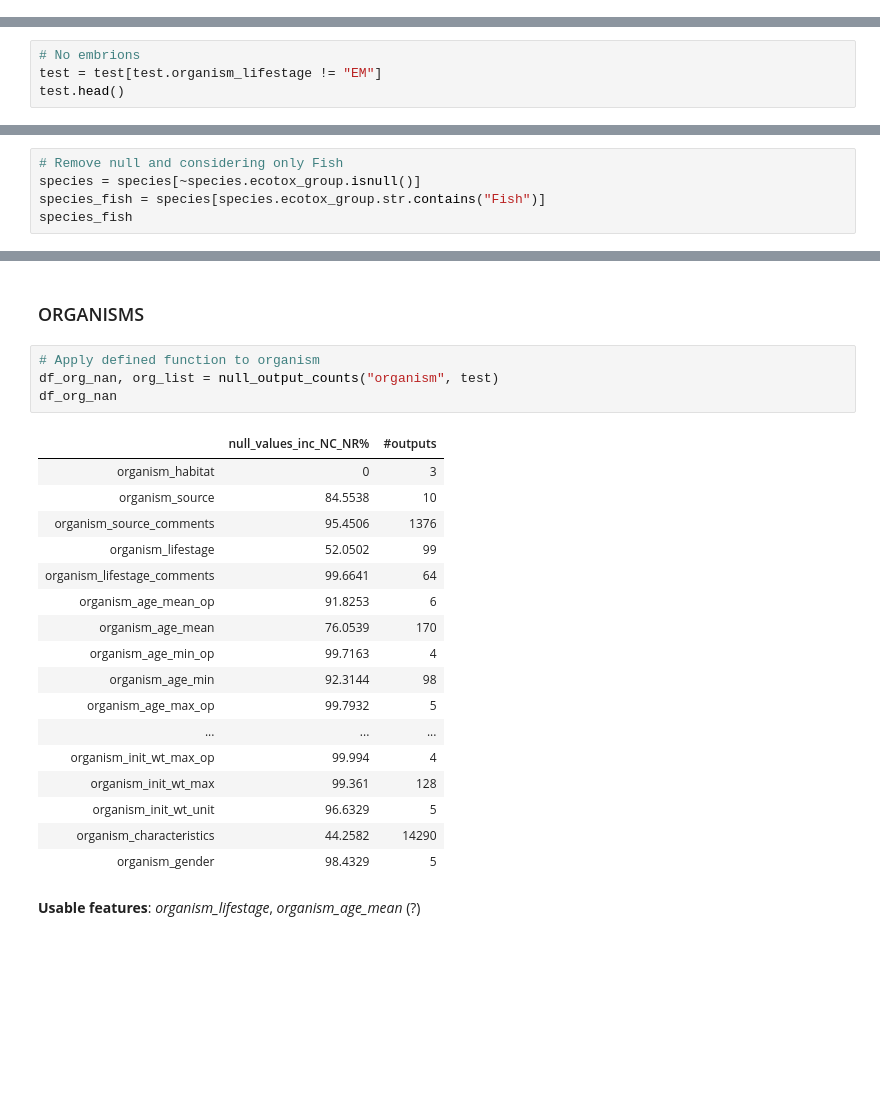
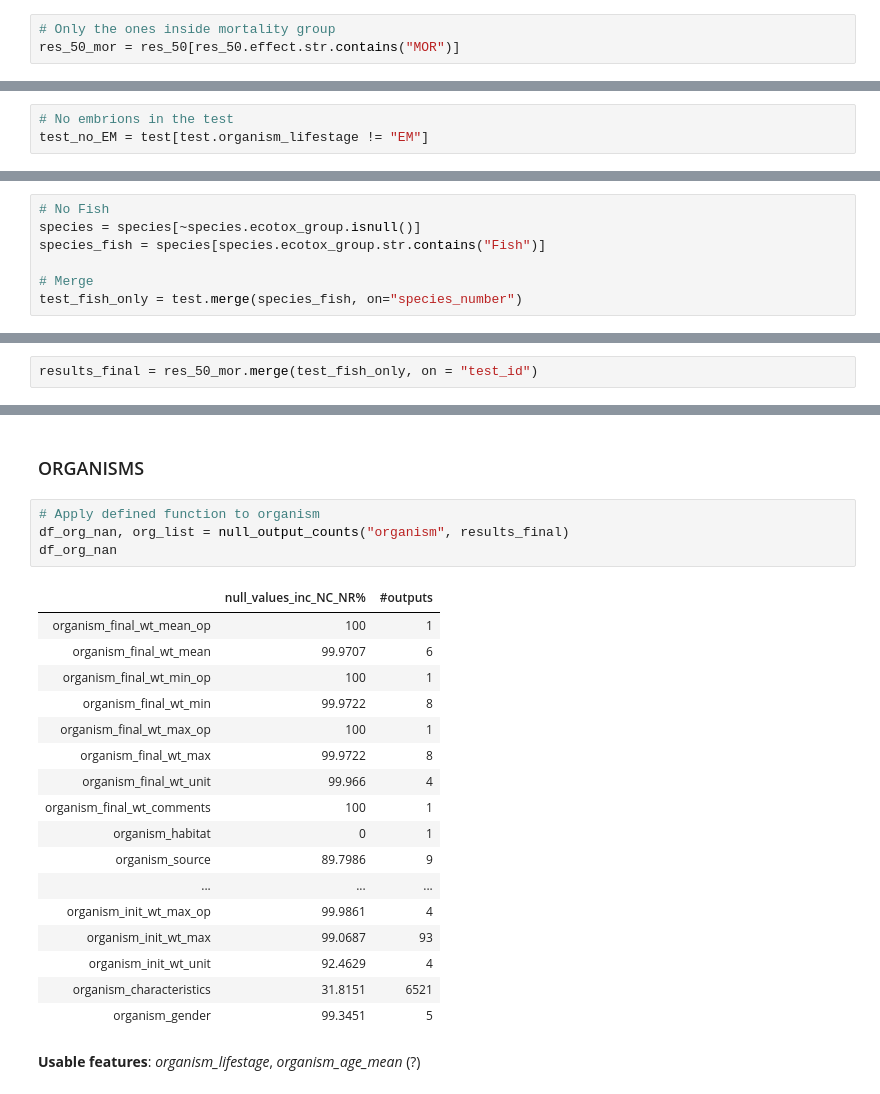
Before and after one commit to manuleo/ML_Toxicology_Testing, a Jupyter notebook: data_analysis.ipynb, the cells around one changed output, grey strips where cells are left out. Saved outputs shown, nothing was run; the diff lists cells and outputs as text; blank space fills up the shorter version.

```diff
--- a/data_analysis.ipynb
+++ b/data_analysis.ipynb
@@ -59,0 +71,3 @@ test = test[test.test_id.isin(list_ids)]
+# %%
+# Only the ones inside mortality group
+res_50_mor = res_50[res_50.effect.str.contains("MOR")]
@@ -60,4 +84,3 @@ test = test[test.test_id.isin(list_ids)]
 # %%
-# No embrions
-test = test[test.organism_lifestage != "EM"]
-test.head()
+# No embrions in the test
+test_no_EM = test[test.organism_lifestage != "EM"]
@@ -72,5 +87,7 @@ test.head()
 # %%
-# Remove null and considering only Fish
+# No Fish
 species = species[~species.ecotox_group.isnull()]
 species_fish = species[species.ecotox_group.str.contains("Fish")]
-species_fish
+
+# Merge
+test_fish_only = test.merge(species_fish, on="species_number")
@@ -90,0 +96,2 @@ species_fish
+# %%
+results_final = res_50_mor.merge(test_fish_only, on = "test_id")
@@ -118,26 +129,26 @@ def null_output_counts(feature, dataframe):
 ### ORGANISMS
 # %%
 # Apply defined function to organism
-df_org_nan, org_list = null_output_counts("organism", test)
+df_org_nan, org_list = null_output_counts("organism", results_final)
 df_org_nan
 # %% [output]
 |  | null_values_inc_NC_NR% | #outputs |
-| organism_habitat | 0 | 3 |
-| organism_source | 84.5538 | 10 |
-| organism_source_comments | 95.4506 | 1376 |
-| organism_lifestage | 52.0502 | 99 |
-| organism_lifestage_comments | 99.6641 | 64 |
-| organism_age_mean_op | 91.8253 | 6 |
-| organism_age_mean | 76.0539 | 170 |
-| organism_age_min_op | 99.7163 | 4 |
-| organism_age_min | 92.3144 | 98 |
-| organism_age_max_op | 99.7932 | 5 |
+| organism_final_wt_mean_op | 100 | 1 |
+| organism_final_wt_mean | 99.9707 | 6 |
+| organism_final_wt_min_op | 100 | 1 |
+| organism_final_wt_min | 99.9722 | 8 |
+| organism_final_wt_max_op | 100 | 1 |
+| organism_final_wt_max | 99.9722 | 8 |
+| organism_final_wt_unit | 99.966 | 4 |
+| organism_final_wt_comments | 100 | 1 |
+| organism_habitat | 0 | 1 |
+| organism_source | 89.7986 | 9 |
 | ... | ... | ... |
-| organism_init_wt_max_op | 99.994 | 4 |
-| organism_init_wt_max | 99.361 | 128 |
-| organism_init_wt_unit | 96.6329 | 5 |
-| organism_characteristics | 44.2582 | 14290 |
-| organism_gender | 98.4329 | 5 |
+| organism_init_wt_max_op | 99.9861 | 4 |
+| organism_init_wt_max | 99.0687 | 93 |
+| organism_init_wt_unit | 92.4629 | 4 |
+| organism_characteristics | 31.8151 | 6521 |
+| organism_gender | 99.3451 | 5 |
 # %% [markdown]
 **Usable features**: *organism_lifestage*, *organism_age_mean* (?)
 # %% [markdown]
```
Also changed, not shown: parts of 19 cells of this notebook.
